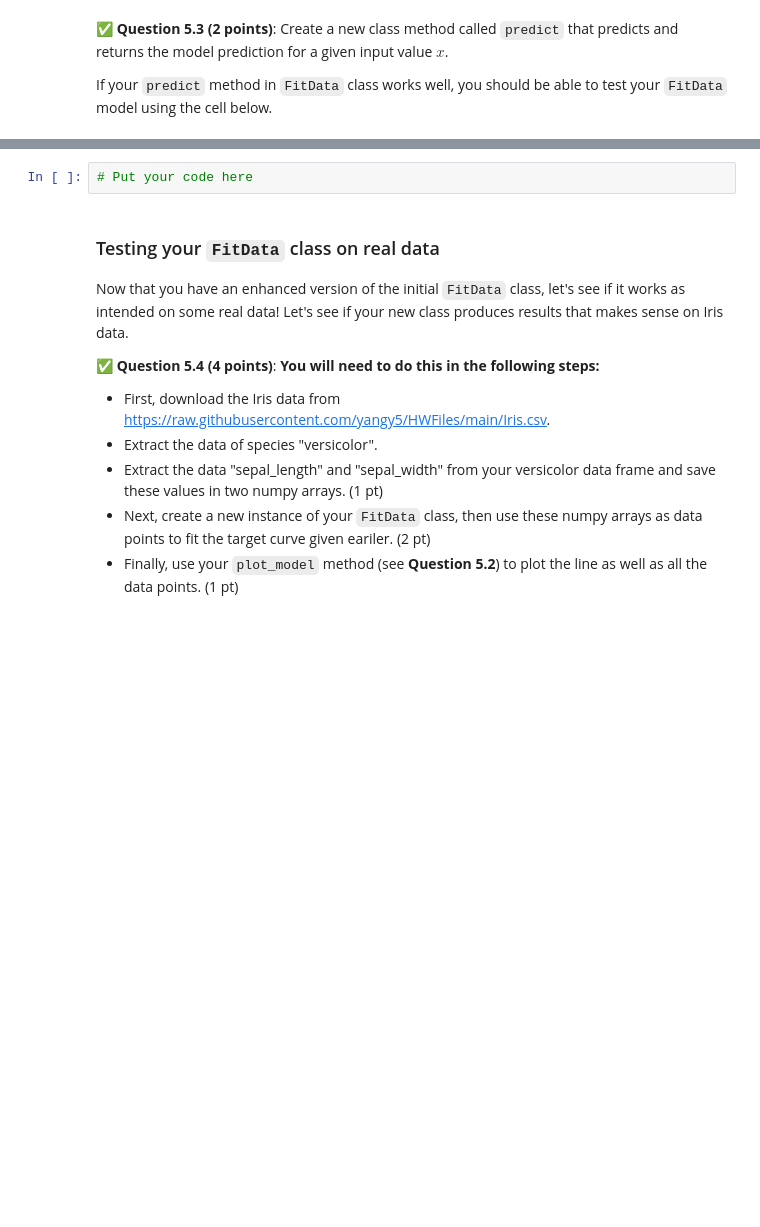
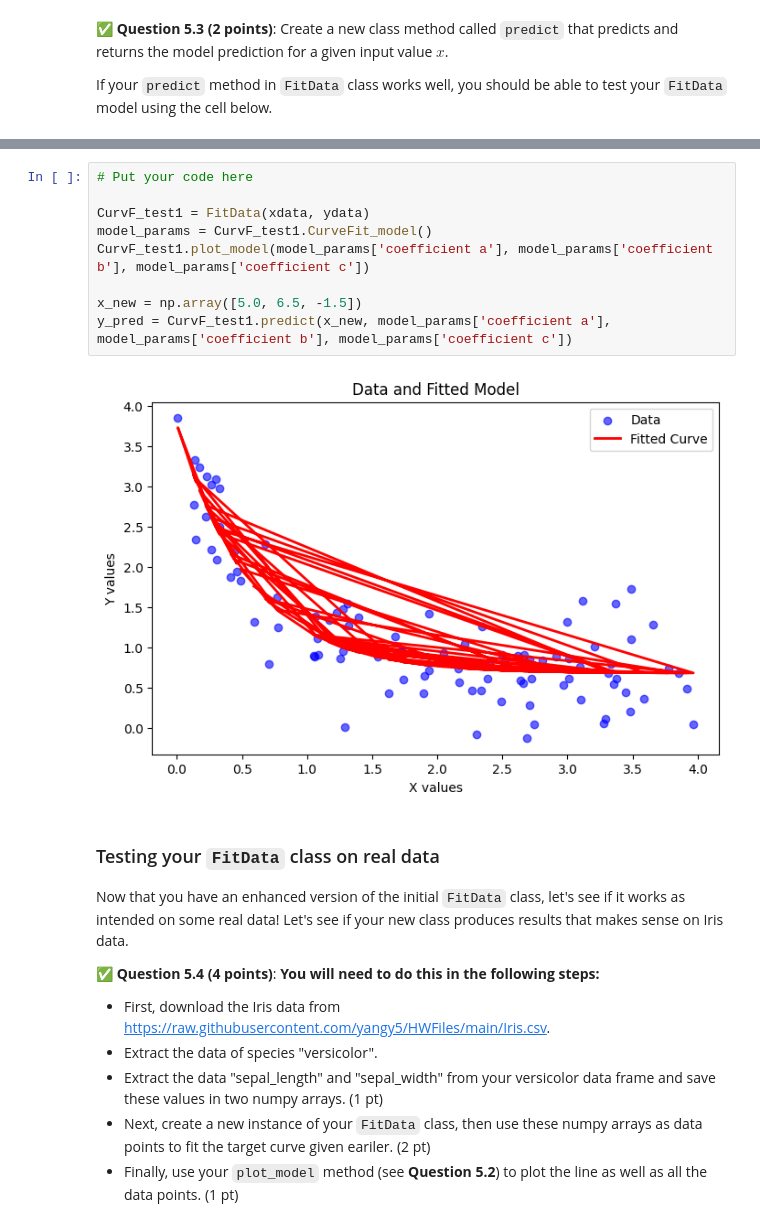
Before and after one commit to KlutzyFella/CMSE202-f25-turnin, a Jupyter notebook: hw-01/HW-01_GitPracticeDebuggingPythonPackagesAndClasses-SS25-STUDENT.ipynb, the cells around one changed output, grey strips where cells are left out. Cells and saved outputs as stored; diff of their text form; blank space fills up the shorter version.

```diff
--- a/hw-01/HW-01_GitPracticeDebuggingPythonPackagesAndClasses-SS25-STUDENT.ipynb
+++ b/hw-01/HW-01_GitPracticeDebuggingPythonPackagesAndClasses-SS25-STUDENT.ipynb
@@ -666,5 +777,14 @@ y_pred
-# %%
-# Put your code here
+# %%
+# Put your code here
+
+CurvF_test1 = FitData(xdata, ydata)
+model_params = CurvF_test1.CurveFit_model()
+CurvF_test1.plot_model(model_params['coefficient a'], model_params['coefficient b'], model_params['coefficient c'])
+
+x_new = np.array([5.0, 6.5, -1.5])
+y_pred = CurvF_test1.predict(x_new, model_params['coefficient a'], model_params['coefficient b'], model_params['coefficient c'])
+# %% [output]
+[figure, added]
 # %% [markdown]
 ### Testing your `FitData` class on real data
 
```
Also changed, not shown: parts of 20 cells of this notebook, 3 other files.
